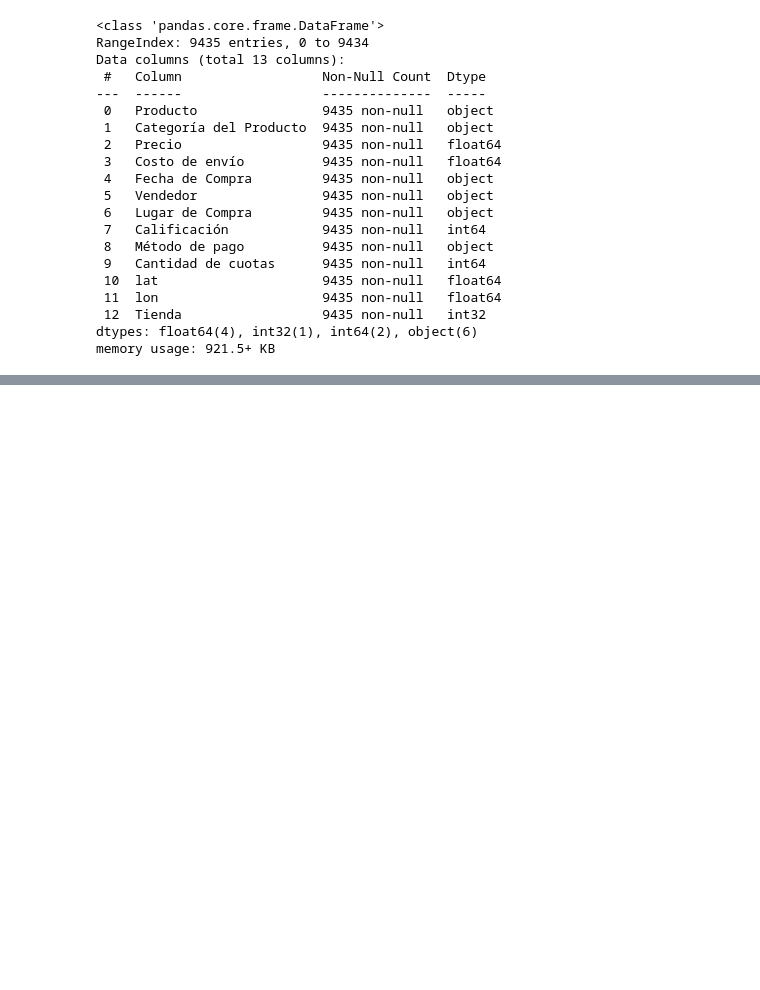
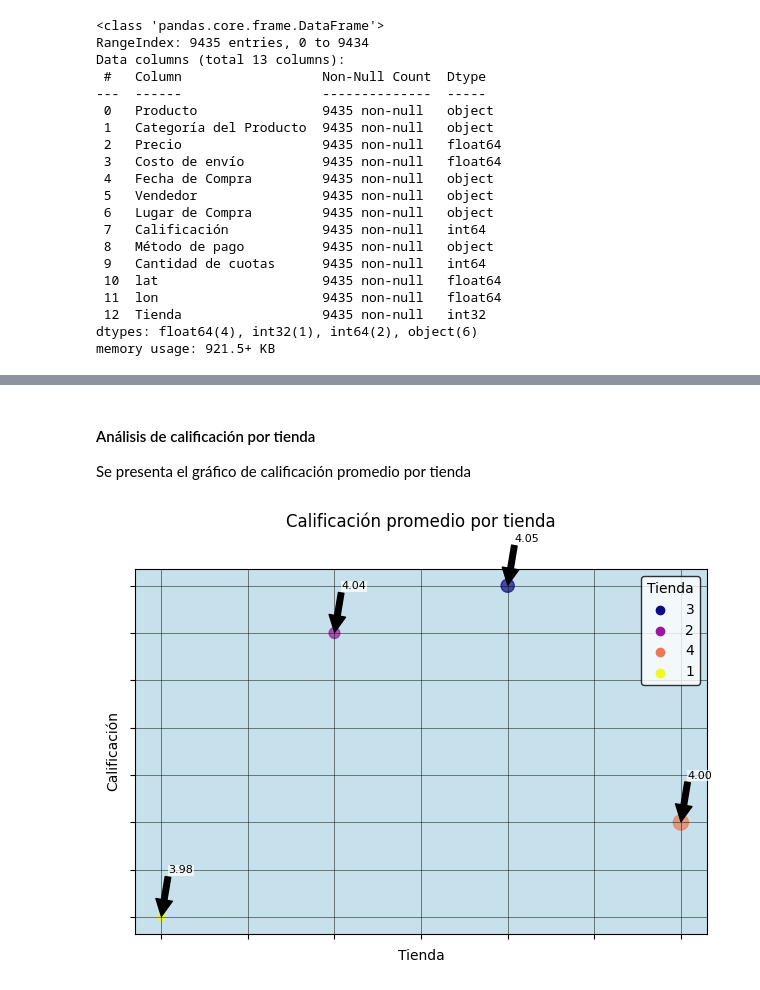
Before and after one commit to Daimond92/analisis-tienda-data-science, a Jupyter notebook: ChallengeAlura.ipynb, the cells around one changed output, grey strips where cells are left out. Cells and saved outputs as stored; diff of their text form; code cells hidden in the pictures; blank space fills up the shorter version.

```diff
--- a/ChallengeAlura.ipynb
+++ b/ChallengeAlura.ipynb
@@ -170,16 +87,0 @@ Tienda Categoría Más Popular  Cantidad Vendida
-# %%
-def calificacion_promedio(df):
-    try:
-        # 1. Calcular la calificación promedio por Tienda
-        calificacion_promedio = df.groupby('Tienda')['Calificación'].mean().reset_index(name='Calificación Promedio')
-
-        # 2. Formatear la calificación promedio de cada tienda
-        calificacion_promedio['Calificación Promedio'] = calificacion_promedio['Calificación Promedio'].map('{:.2f}'.format)
-
-        print("La calificación promedio por tienda es:\n")
-        print(calificacion_promedio.to_string(index=False, justify='center'))
-
-    except Exception as e:
-        print(f"Ocurrió un error durante el análisis de calificación promedio: {e}")
-
-calificacion_promedio(df_pandas)
@@ -411,0 +151,16 @@ def grafico_torta(df,categoria:str, valor:str, titulo:str, titulo_leyenda:str):
+# %%
+def calificacion_promedio(df):
+    try:
+        # Calcular la calificación promedio por Tienda
+        calificacion_promedio = df.groupby('Tienda')['Calificación'].mean().reset_index(name='Calificación Promedio')
+        calificacion_promedio['Calificación Promedio'] = calificacion_promedio['Calificación Promedio'].round(2)
+        calificacion_promedio.columns = ['Tienda', 'Calificación Promedio']
+        calificacion_promedio = calificacion_promedio.sort_values(by='Calificación Promedio', ascending=False)
+
+        return calificacion_promedio
+
+    except Exception as e:
+        print(f"Ocurrió un error durante el análisis de calificación promedio: {e}")
+        return None
+
+res_analisis_prom = calificacion_promedio(df_pandas)
@@ -411,0 +382,8 @@ def grafico_torta(df,categoria:str, valor:str, titulo:str, titulo_leyenda:str):
+# %% [markdown]
+#### Análisis de calificación por tienda
+
+Se presenta el gráfico de calificación promedio por tienda
+# %%
+graf_prom = grafico_dispersion(res_analisis_prom,'Tienda', 'Calificación Promedio', 'Tienda', 'Calificación', 'Calificación promedio por tienda', 30, 'Tienda')
+# %% [output]
+[figure, added]
```
Also changed, not shown: parts of 83 cells of this notebook.
